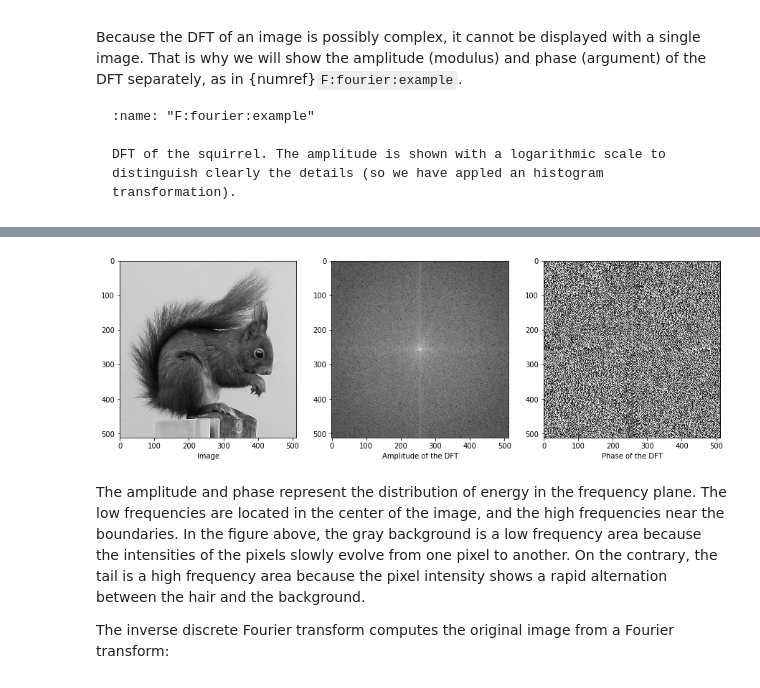
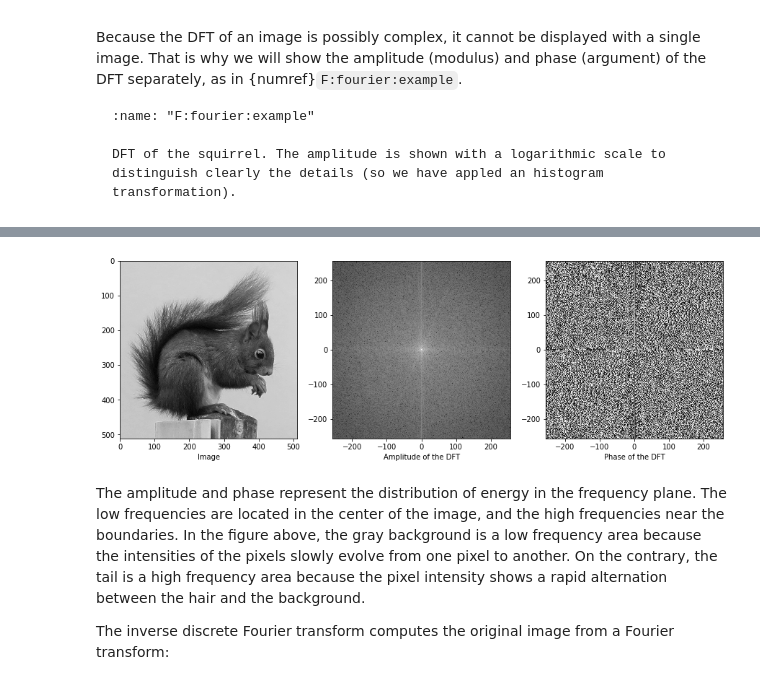
Before and after one commit to vincmazet/ftip, a Jupyter notebook: _sources/fourier.ipynb, the cells around one changed output, grey strips where cells are left out. Saved outputs shown, nothing was run; the diff lists cells and outputs as text; code cells hidden in the pictures.

```diff
--- a/_sources/fourier.ipynb
+++ b/_sources/fourier.ipynb
@@ -30,27 +30,28 @@ DFT of the squirrel. The amplitude is shown with a logarithmic scale to distingu
 # %%
 from skimage.io import imread
 from numpy import log, absolute, angle
 from scipy.fft import fft2, fftshift
 from matplotlib.pyplot import figure, subplot, imshow, xlabel
 
 f = imread("figs/squirrel.png")
+(M, N) = f.shape
 F = fftshift(fft2(f))
 
 fig = figure(figsize=(15,5))
 subplot(1,3,1)
 imshow(f, cmap="gray")
 xlabel("Image")
 subplot(1,3,2)
-imshow(log(absolute(F)), cmap="gray")
+imshow(log(absolute(F)), cmap="gray", extent = [-M/2 , M/2, -N/2, N/2])
 xlabel("Amplitude of the DFT")
 subplot(1,3,3)
-imshow(angle(F), cmap="gray")
+imshow(angle(F), cmap="gray", extent = [-M/2 , M/2, -N/2, N/2])
 xlabel("Phase of the DFT")
 
 glue("G:fourier:example", fig, display=False)
 # %% [output]
 [interactive output not drawn]
-[figure, old version]
+[figure, new version]
 # %% [markdown]
 The amplitude and phase represent the distribution of energy in the frequency plane.
 The low frequencies are located in the center of the image, and the high frequencies near the boundaries.
```
Also changed, not shown: parts of 3 cells of this notebook, 8 other files.
